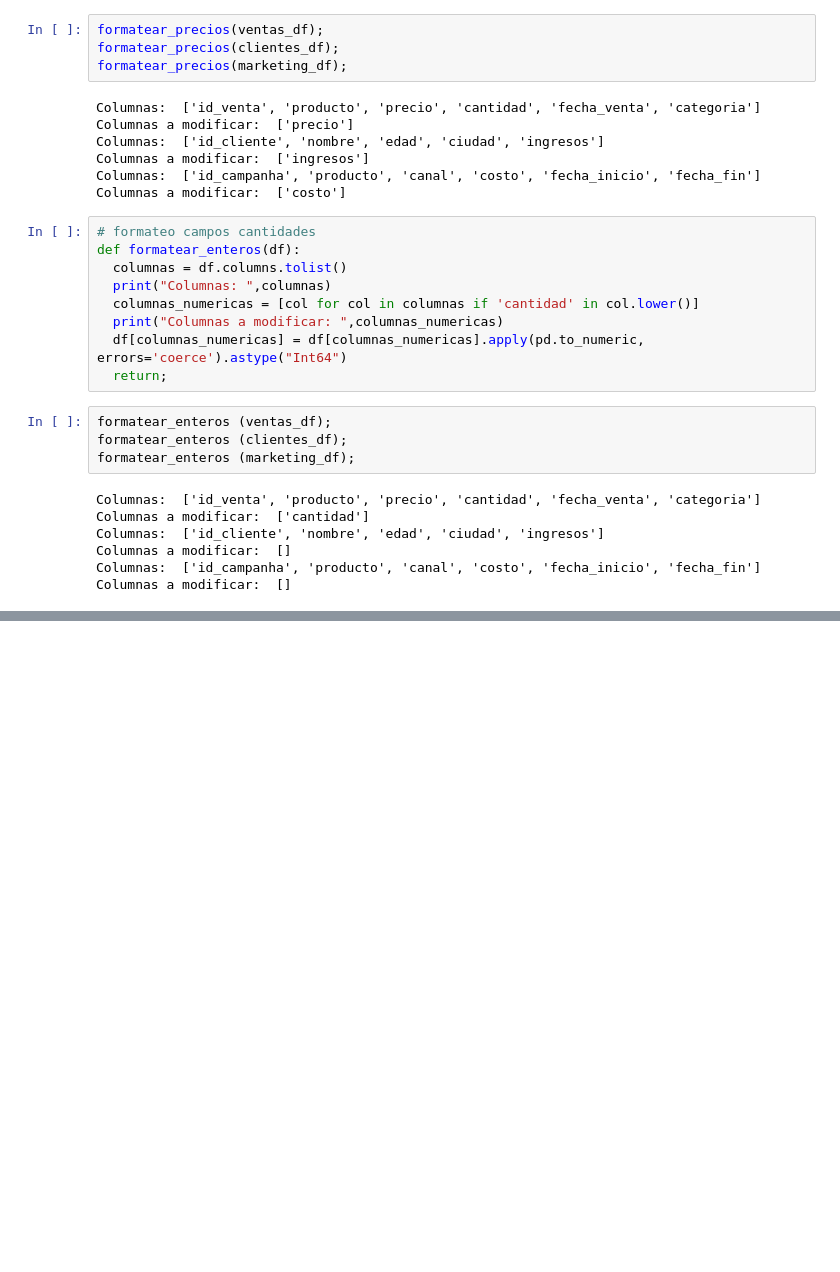
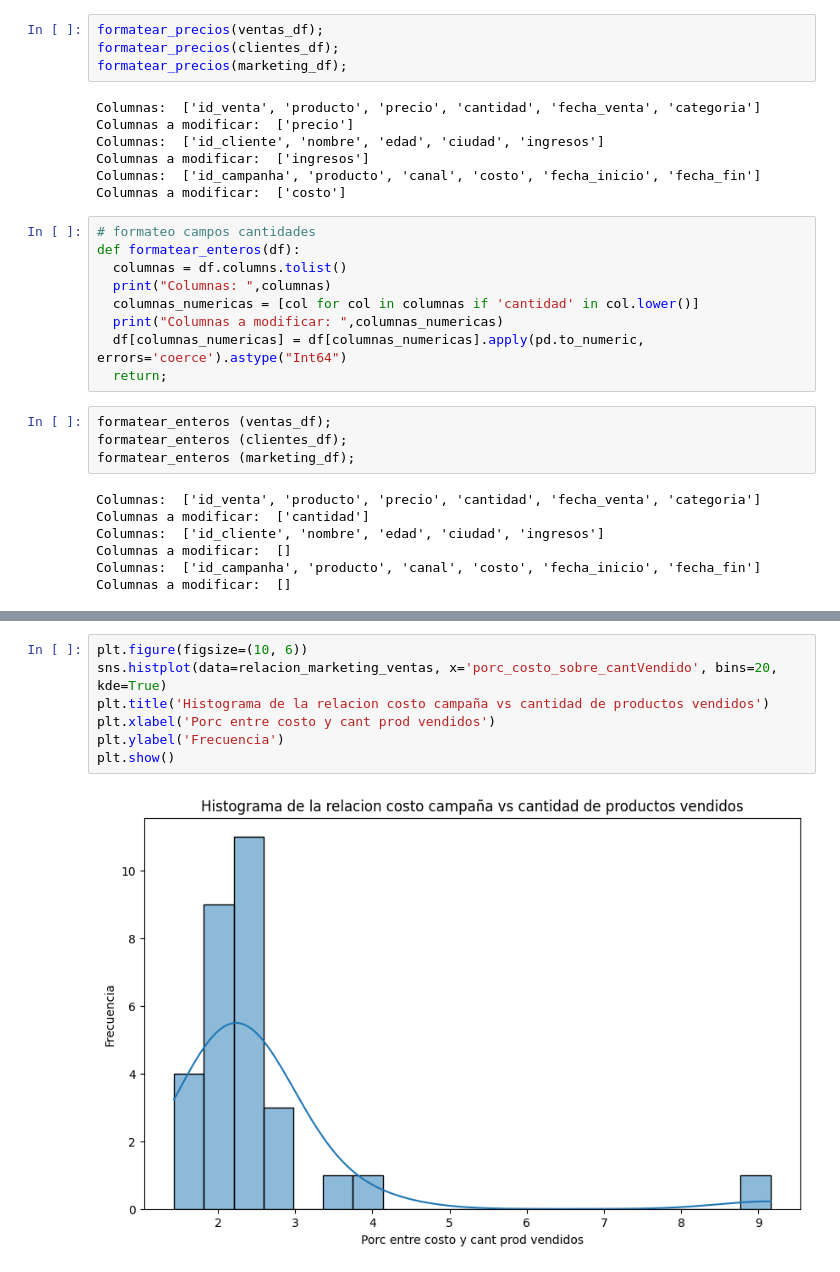
Before and after one commit to FlaviaAlvarez/Entrega_Final_Flavia_Alvarez_, a Jupyter notebook: Entrega_Final_Flavia_Alvarez.ipynb, the cells around one changed output, grey strips where cells are left out. Cells and saved outputs as stored; diff of their text form; blank space fills up the shorter version.

```diff
--- a/Entrega_Final_Flavia_Alvarez.ipynb
+++ b/Entrega_Final_Flavia_Alvarez.ipynb
@@ -403,0 +570,9 @@ Los ventas con monto de venta mayor a 52518.85 son:
+# %%
+plt.figure(figsize=(10, 6))
+sns.histplot(data=relacion_marketing_ventas, x='porc_costo_sobre_cantVendido', bins=20, kde=True)
+plt.title('Histograma de la relacion costo campaña vs cantidad de productos vendidos')
+plt.xlabel('Porc entre costo y cant prod vendidos')
+plt.ylabel('Frecuencia')
+plt.show()
+# %% [output]
+[figure, added]
```
Also changed, not shown: parts of 42 cells of this notebook.
